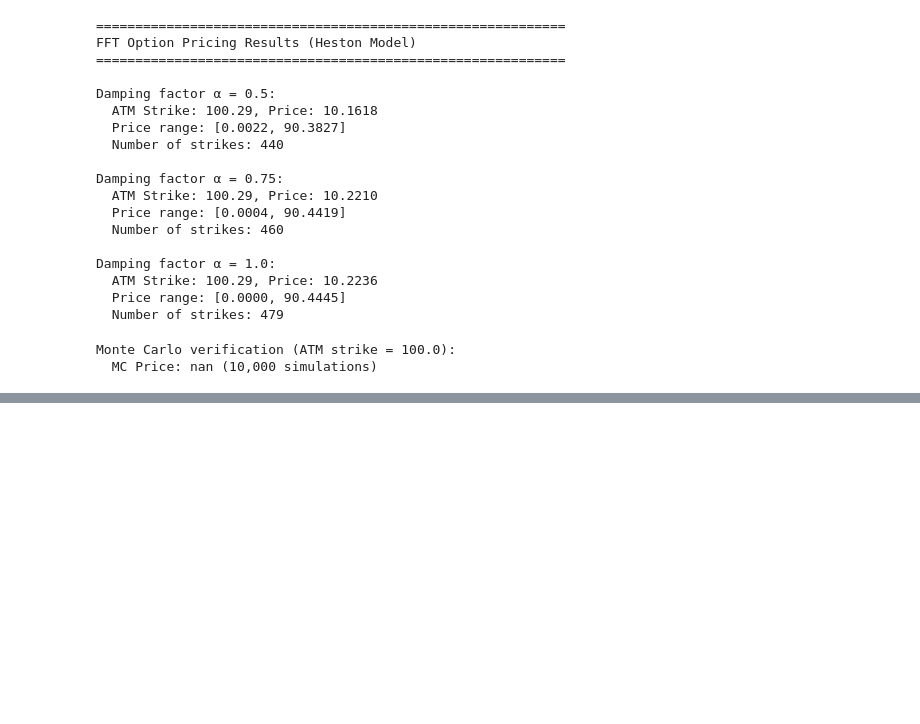
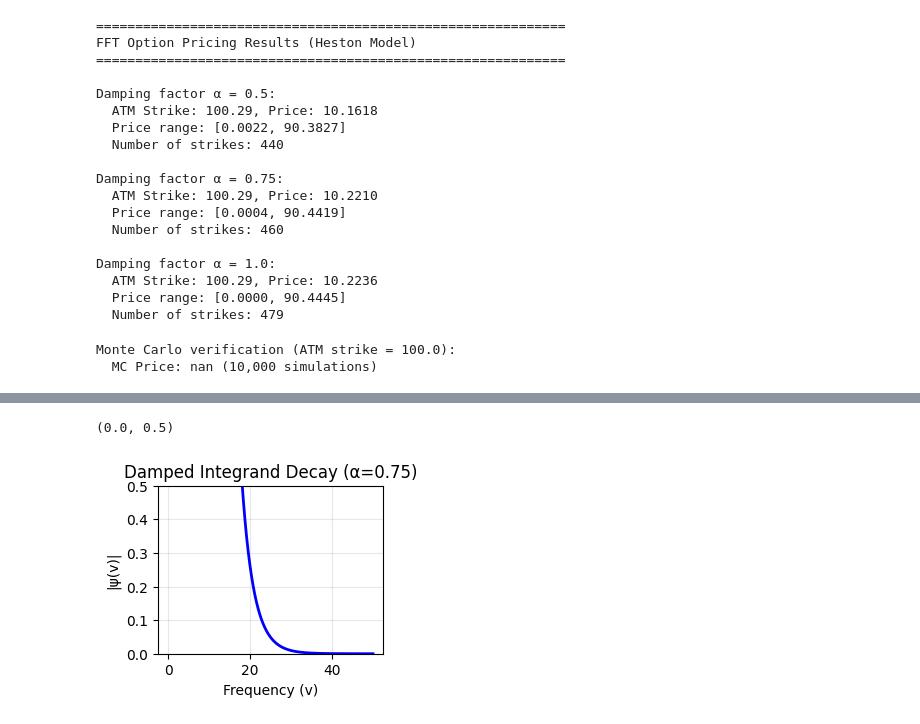
Before and after one commit to Storm00212/QUANT, a Jupyter notebook: Fourier_series_in_quant_.ipynb, the cells around one changed output, grey strips where cells are left out. Drawn from its saved outputs; the diff is of its cells as text; code cells hidden in the pictures; blank space fills up the shorter version.

```diff
--- a/Fourier_series_in_quant_.ipynb
+++ b/Fourier_series_in_quant_.ipynb
@@ -207,0 +235,16 @@ Monte Carlo verification (ATM strike = 100.0):
+# %%
+
+# Plot 2: Effect of damping on the integrand (for α=0.75)
+plt.subplot(2, 2, 2)
+v = np.linspace(0, 50, 1000)
+psi = np.exp(-params['r'] * params['T']) * pricer.heston_char_func(v - (0.75 + 1) * 1j)
+psi_abs = np.abs(psi / (0.75**2 + 0.75 - v**2 + 1j * (2 * 0.75 + 1) * v))
+plt.plot(v, psi_abs, 'b-', linewidth=2)
+plt.xlabel('Frequency (v)')
+plt.ylabel('|ψ(v)|')
+plt.title('Damped Integrand Decay (α=0.75)')
+plt.grid(True, alpha=0.3)
+plt.ylim(0, min(0.5, np.max(psi_abs)))
+# %% [output]
+(0.0, 0.5)
+[figure, added]
```
Also changed, not shown: parts of 3 cells of this notebook.
